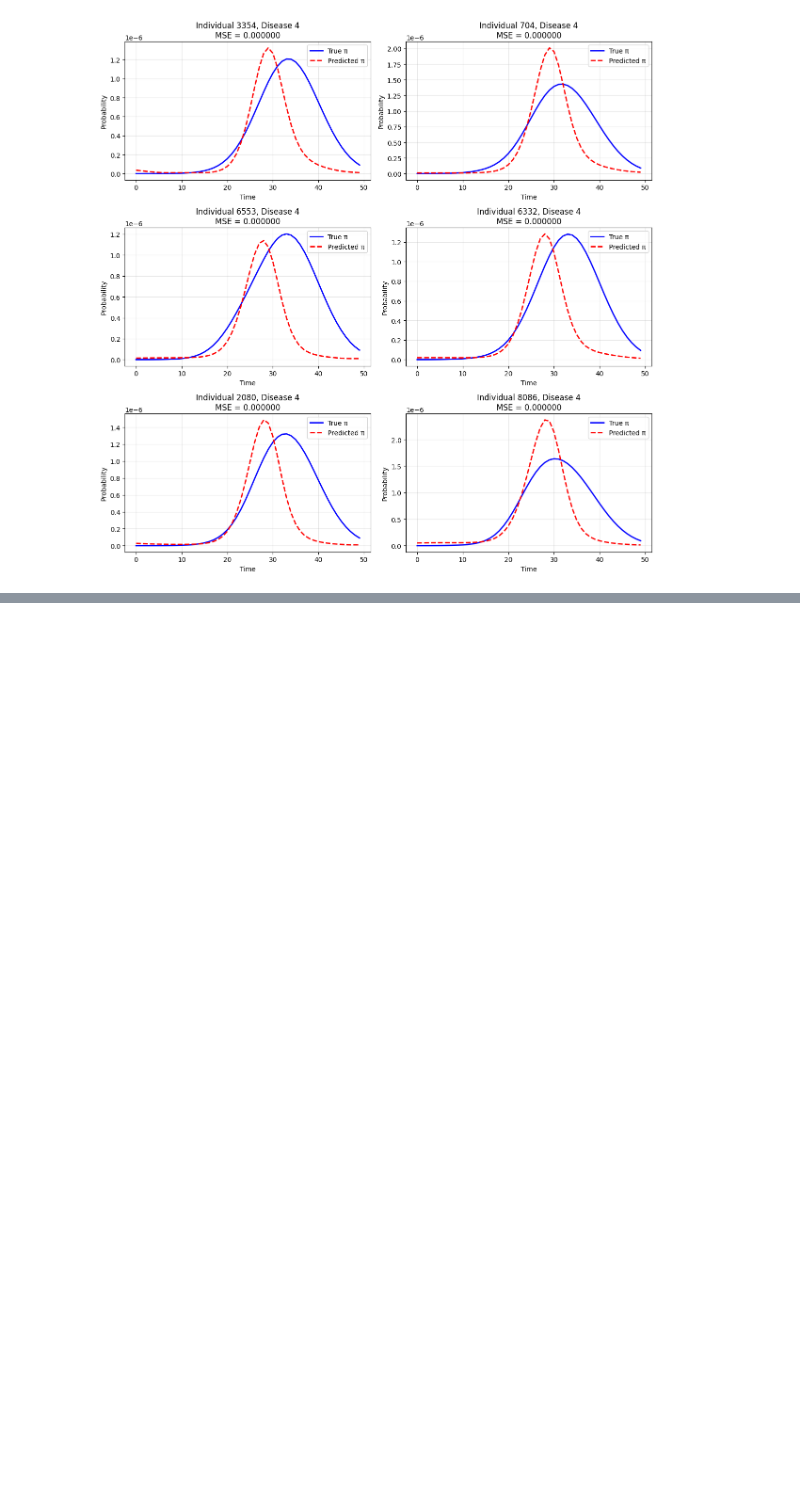
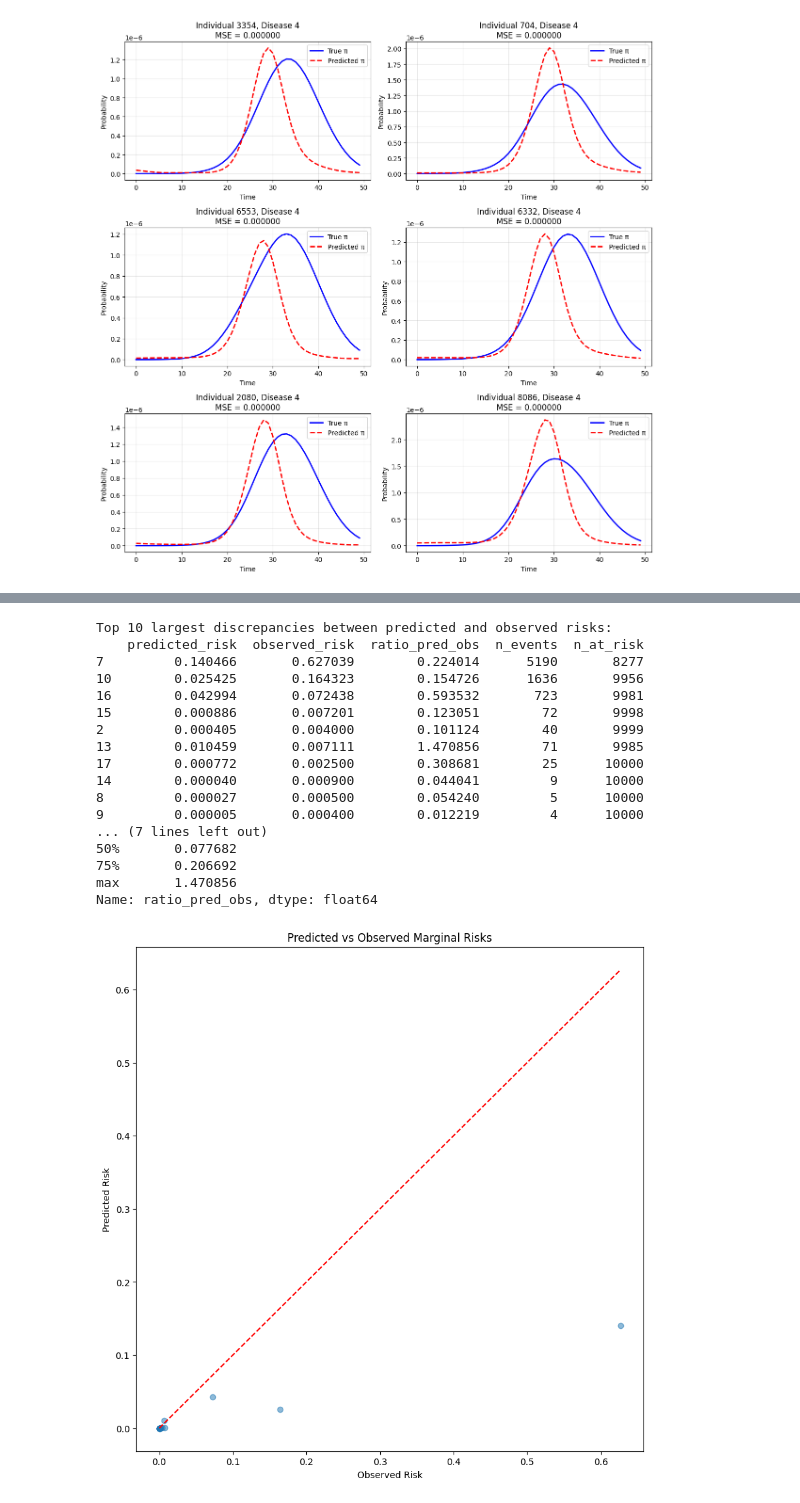
Before and after one commit to surbut/aladynoulli, a Jupyter notebook: pyScripts/newsim.ipynb, the cells around one changed output, grey strips where cells are left out. Saved outputs shown, nothing was run; the diff lists cells and outputs as text; code cells hidden in the pictures; blank space fills up the shorter version.

```diff
--- a/pyScripts/newsim.ipynb
+++ b/pyScripts/newsim.ipynb
@@ -528,0 +685,78 @@ plot_best_matches(data['pi'], model_est.forward()[0],n_samples=6)
+# %%
+def verify_marginal_probabilities(Y, pi_pred, age_start=10, age_window=10):
+    """
+    Compare predicted marginal probabilities with observed rates
+    """
+    N, D, T = Y.shape
+    verification = []
+
+    for d in range(D):
+        # Get people at risk
+        at_risk = ~np.any(Y[:, d, :age_start], axis=1)
+        n_at_risk = np.sum(at_risk)
+
+        if n_at_risk >= 100:  # Minimum sample size
+            # Predicted probability
+            yearly_pi = pi_pred[at_risk, d, age_start:age_start+age_window]
+            pred_risk = 1 - np.prod(1 - yearly_pi, axis=1).mean()
+
+            # Observed probability
+            observed = np.any(Y[at_risk, d, age_start:age_start+age_window], axis=1).mean()
+
+            verification.append({
+                #'disease': disease_name_list[d],
+                'predicted_risk': pred_risk,
+                'observed_risk': observed,
+                'ratio_pred_obs': pred_risk/observed if observed > 0 else np.nan,
+                'n_at_risk': n_at_risk,
+                'n_events': np.sum(np.any(Y[at_risk, d, age_start:age_start+age_window], axis=1))
+            })
+
+    verify_df = pd.DataFrame(verification)
+
+    # Sort by absolute difference between predicted and observed
+    verify_df['abs_diff'] = np.abs(verify_df.predicted_risk - verify_df.observed_risk)
+    verify_df = verify_df.sort_values('abs_diff', ascending=False)
+
+    print("\nTop 10 largest discrepancies between predicted and observed risks:")
+    print(verify_df.head(10)[['predicted_risk', 'observed_risk', 'ratio_pred_obs', 'n_events', 'n_at_risk']])
+
+    print("\nSummary statistics of prediction/observation ratios:")
+    print(verify_df.ratio_pred_obs.describe())
+
+    # Plot predicted vs observed
+    plt.figure(figsize=(10, 10))
+    plt.scatter(verify_df.observed_risk, verify_df.predicted_risk, alpha=0.5)
+    plt.plot([0, max(verify_df.observed_risk.max(), verify_df.predicted_risk.max())],
+             [0, max(verify_df.observed_risk.max(), verify_df.predicted_risk.max())],
+             'r--')
+    plt.xlabel('Observed Risk')
+    plt.ylabel('Predicted Risk')
+    plt.title('Predicted vs Observed Marginal Risks')
+    plt.show()
+
+    return verify_df
+data['Y'].shape
+with torch.no_grad():
+    pi_pred =model.forward()[0].cpu().numpy()
+# Run verification
+verify_df = verify_marginal_probabilities(Y=data['Y'],pi_pred=pi_pred)
+# %% [output]
+Top 10 largest discrepancies between predicted and observed risks:
+    predicted_risk  observed_risk  ratio_pred_obs  n_events  n_at_risk
+7         0.140466       0.627039        0.224014      5190       8277
+10        0.025425       0.164323        0.154726      1636       9956
+16        0.042994       0.072438        0.593532       723       9981
+15        0.000886       0.007201        0.123051        72       9998
+2         0.000405       0.004000        0.101124        40       9999
+13        0.010459       0.007111        1.470856        71       9985
+17        0.000772       0.002500        0.308681        25      10000
+14        0.000040       0.000900        0.044041         9      10000
+8         0.000027       0.000500        0.054240         5      10000
+9         0.000005       0.000400        0.012219         4      10000
+... (7 lines left out)
+50%       0.077682
+75%       0.206692
+max       1.470856
+Name: ratio_pred_obs, dtype: float64
+[figure, added]
```
Also changed, not shown: parts of 7 cells of this notebook, 6 other files.
